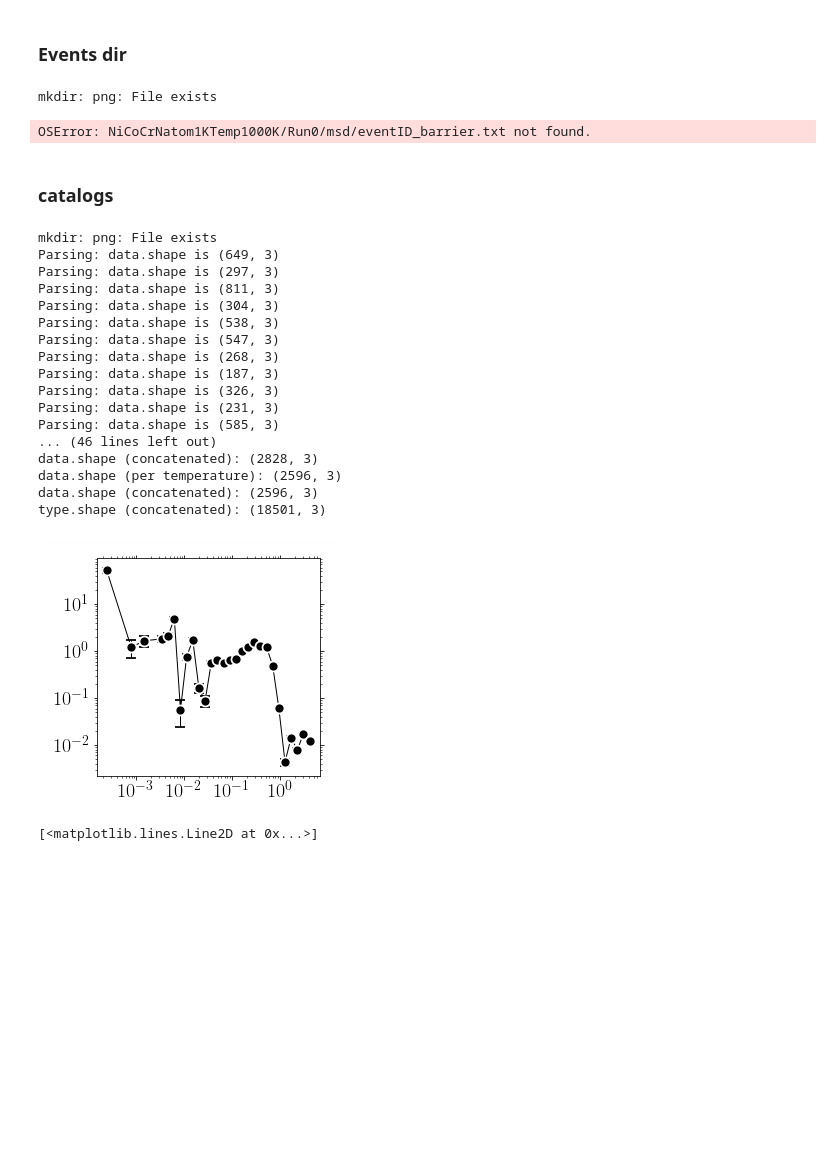
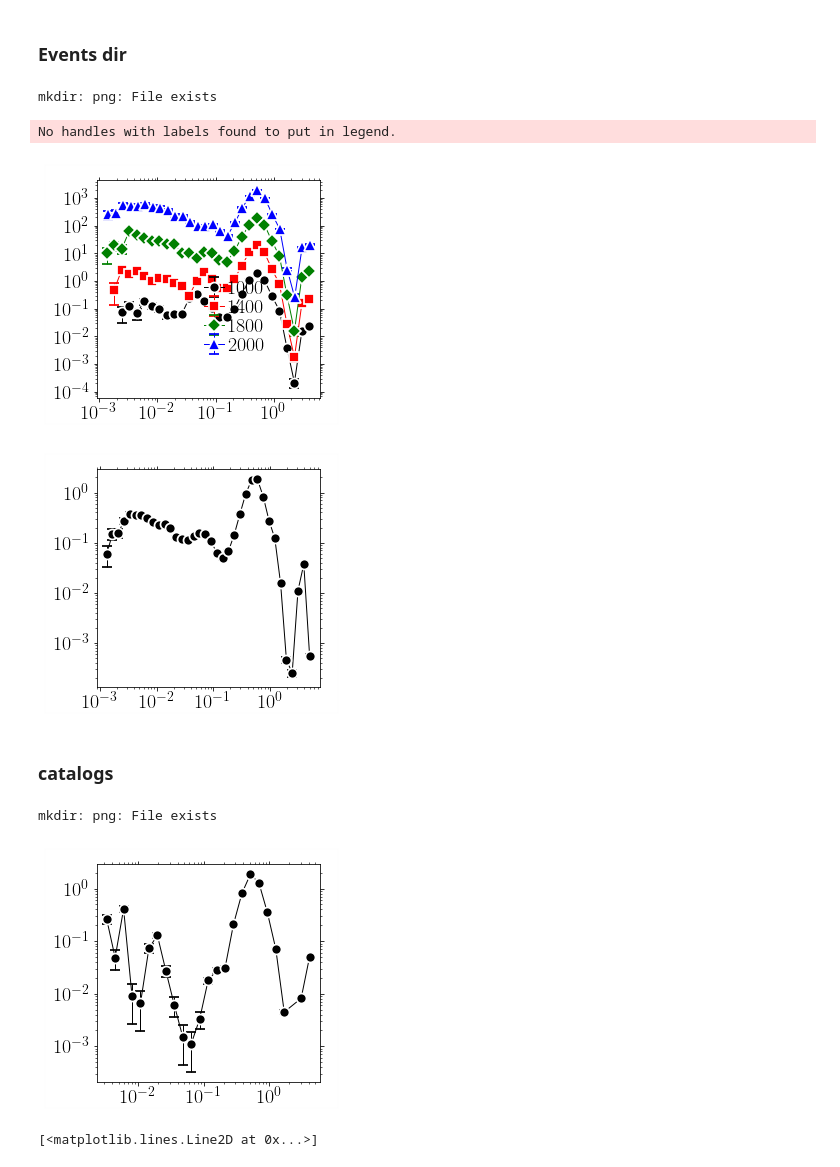
Before and after one commit to kkarimi62/vacancyDiffusion, a Jupyter notebook: postproc/postproc.ipynb, the cells around one changed output. Saved outputs shown, nothing was run; the diff lists cells and outputs as text; code cells hidden in the pictures; blank space fills up the shorter version.

```diff
--- a/postproc/postproc.ipynb
+++ b/postproc/postproc.ipynb
@@ -1256,6 +1266,8 @@ ensemble average: type 3
 ensemble average: type 4
 ensemble average: type 5
 [figure]
+# %%
+tauu = temp.time_scale
 # %% [markdown]
 ## wait times
 # %%
@@ -1433,10 +1480,11 @@ class JumpStats(Temperature):
                     else (1.0,0.5,0.5,0.5))
         #
         self.mean_rate = {}
+        kount = 0
         #
         for temp, indx in zip(self.temps,range(len(self.temps))):
             #--- concat. data for each temp
-            data = self.data[indx:indx+self.nrun][0]
+            data = self.data[kount:kount+self.nrun][0]
             if self.verbose:
                 print('data.shape (per temperature):',np.array(data).shape)
             if self.verbose:
@@ -1464,6 +1512,7 @@ class JumpStats(Temperature):
                    ax = self.ax,
                    Plot=False,
                           )
+            kount+=self.nrun
         #
         utl.PltErr(None,
                    None,
@@ -1805,7 +1883,8 @@ if not eval(confParser['flags']['RemoteMachine']):
     !mkdir png
 
     stats = EnergyStats(
-        [1000,1200,1400,1600,1800,2000],8,
+#        [1000,1200,1400,1600,1800,2000],8,
+        [1000,1400,1800,2000],8,
 #        verbose=True
                      )
 #    stats.Parse( list(map(lambda x:'CantorNatom16KTemp%sKEnsemble8/Run%s/msd/eventID_barrier.txt'%(x[0],x[1]),
@@ -1813,26 +1892,27 @@ if not eval(confParser['flags']['RemoteMachine']):
 #    stats.Parse( list(map(lambda x:'NiNatom16KTemp%sK/Run%s/msd/timeseries.txt'%(x[0],x[1]),
                          stats.temps_runs ))
                )
-#     stats.PlotPdf(column_energy=3,
-#                         **{'xscale':'log',
-#                   'yscale':'log',
-# #                   'xlim':(1e-3,1e0),
-# #                   'ylim':(1e-3,1e2), #(1e-5,1e2),
-# #                           'xstr':r'$\Delta t$',
-# #                           'ystr':r'$P(\Delta t)$',
-# #                        'ndecade_x':2,'ndecade_y':2,
-#                    'title':'png/BarrierPdf_cantor.png'},
+    stats.PlotPdf(shift=True,column_energy=3,
+                        **{'xscale':'log',
+                  'yscale':'log',
+#                   'xlim':(1e-3,1e-1),
+#                    'ylim':(1e-2,1e0), #(1e-5,1e2),
+#                           'xstr':r'$\Delta t$',
+#                           'ystr':r'$P(\Delta t)$',
+#                        'ndecade_x':2,'ndecade_y':2,
+                    'bbox_to_anchor':(0.4,0.13,0.5,0.5),
+                   'title':'png/BarrierPdf_nicocr.png'},
 
-#                        )
+                       )
 
     stats.PlotPdfConcat(scale=True,
                         column_energy=3,
                         splitByType = False,
-                        n_per_decade=8,
+                        n_per_decade=10,
                         **{'xscale':'log',
                   'yscale':'log',
-#                   'xlim':(1e-3,1e0),
-#                   'ylim':(1e-3,1e2), #(1e-5,1e2),
+#                   'xlim':(1e-3,1e-1),
+#                   'ylim':(1e-2,1e0), #(1e-5,1e2),
 #                           'xstr':r'$\Delta t$',
 #                           'ystr':r'$P(\Delta t)$',
 #                        'ndecade_x':2,'ndecade_y':2,
@@ -1856,7 +1936,9 @@ if not eval(confParser['flags']['RemoteMachine']):
 # )
 # %% [output]
 mkdir: png: File exists
-OSError: NiCoCrNatom1KTemp1000K/Run0/msd/eventID_barrier.txt not found.
+No handles with labels found to put in legend.
+[figure, added]
+[figure, added]
 # %% [markdown]
 ### catalogs
 # %%
@@ -1865,10 +1947,10 @@ if not eval(confParser['flags']['RemoteMachine']):
 
     stats = EnergyStats(
         [1000,1200,1400,1600,1800,2000],8,
-        verbose=True
+#        verbose=True
                      )
-    stats.Parse( list(map(lambda x:'CantorNatom16KTemp%sKEnsemble8/Run%s/msd/eventID_barrier_catalog_type5.txt'%(x[0],x[1]),
-#    stats.Parse( list(map(lambda x:'NiCoCrNatom1KTemp%sK/Run%s/msd/timeseries.txt'%(x[0],x[1]),
+#    stats.Parse( list(map(lambda x:'CantorNatom16KTemp%sKEnsemble8/Run%s/msd/eventID_barrier_catalog_type5.txt'%(x[0],x[1]),
+    stats.Parse( list(map(lambda x:'NiCoCrNatom1KTemp%sK/Run%s/msd/eventID_barrier_catalog_type3.txt'%(x[0],x[1]),
 #    stats.Parse( list(map(lambda x:'NiNatom16KTemp%sK/Run%s/msd/timeseries.txt'%(x[0],x[1]),
                          stats.temps_runs ))
                )
@@ -1877,50 +1959,34 @@ if not eval(confParser['flags']['RemoteMachine']):
                         column_energy=2,
                         splitByType = False,
                         n_per_decade = 8,
                         **{'xscale':'log',
                   'yscale':'log',
 #                   'xlim':(1e-3,1e0),
 #                   'ylim':(1e-3,1e2), #(1e-5,1e2),
 #                           'xstr':r'$\Delta t$',
 #                           'ystr':r'$P(\Delta t)$',
 #                        'ndecade_x':2,'ndecade_y':2,
 #                   'title':'png/BarrierPdf_cantor.png'
                           },
 
                        )
 
 
 
 #     stats.Scatter(nevery=2,
 #                 **{'xscale':'linear',
 #                   'yscale':'log',
 #                    'xlim':(0,1),
 # #                   'ylim':(1e-3,1e1), #(1e-5,1e2),
 # #                           'xstr':r'$\Delta t$',
 # #                           'ystr':r'$P(\Delta t)$',
 #                         'ndecade_y':2,
 #                    'title':'png/twVsEnergy_cantor.png',
 #                   }
 # )
 # %% [output]
 mkdir: png: File exists
-Parsing: data.shape is (649, 3)
-Parsing: data.shape is (297, 3)
-Parsing: data.shape is (811, 3)
-Parsing: data.shape is (304, 3)
-Parsing: data.shape is (538, 3)
-Parsing: data.shape is (547, 3)
-Parsing: data.shape is (268, 3)
-Parsing: data.shape is (187, 3)
-Parsing: data.shape is (326, 3)
-Parsing: data.shape is (231, 3)
-Parsing: data.shape is (585, 3)
-... (46 lines left out)
-data.shape (concatenated): (2828, 3)
-data.shape (per temperature): (2596, 3)
-data.shape (concatenated): (2596, 3)
-type.shape (concatenated): (18501, 3)
-[figure, old version]
+[figure, new version]
 # %%
 times=lmpData.headers['Time']
 plt.plot(times,np.ones(len(times)),'x')
```
Also changed, not shown: parts of 12 cells of this notebook.
